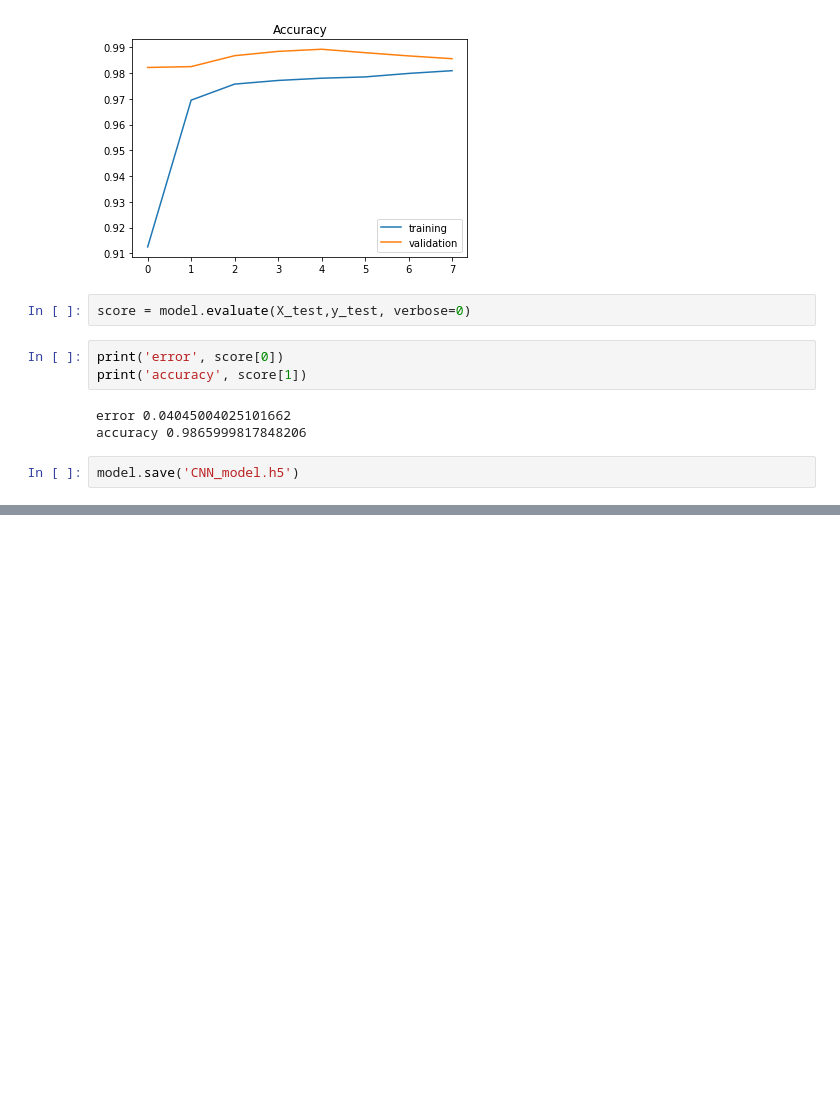
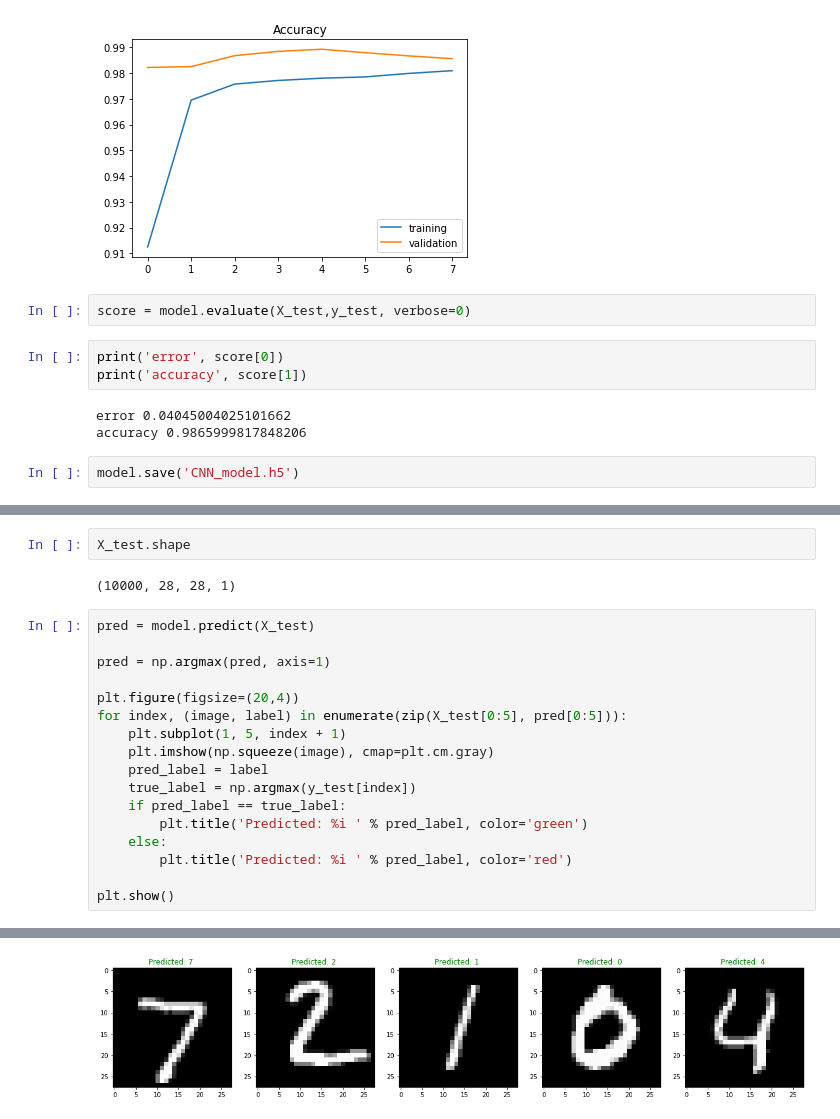
Before and after one commit to adv555/DataScience, a Jupyter notebook: Keras/digits_cnn.ipynb, the cells around one changed output, grey strips where cells are left out. Drawn from its saved outputs; the diff is of its cells as text; blank space fills up the shorter version.

```diff
--- a/Keras/digits_cnn.ipynb
+++ b/Keras/digits_cnn.ipynb
@@ -159,3 +159,25 @@ files.download('CNN_model.h5')
 # %% [output]
 [interactive output not drawn]
 [interactive output not drawn]
+# %%
+X_test.shape
+# %% [output]
+(10000, 28, 28, 1)
+# %%
+pred = model.predict(X_test)
+
+pred = np.argmax(pred, axis=1)
+
+plt.figure(figsize=(20,4))
+for index, (image, label) in enumerate(zip(X_test[0:5], pred[0:5])):
+    plt.subplot(1, 5, index + 1)
+    plt.imshow(np.squeeze(image), cmap=plt.cm.gray)
+    pred_label = label
+    true_label = np.argmax(y_test[index])
+    if pred_label == true_label:
+        plt.title('Predicted: %i ' % pred_label, color='green')
+    else:
+        plt.title('Predicted: %i ' % pred_label, color='red')
+
+plt.show()
+# %% [output]
@@ -161,0 +185 @@ files.download('CNN_model.h5')
+[figure, added]
```
Also changed, not shown: parts of 1 cell of this notebook.
